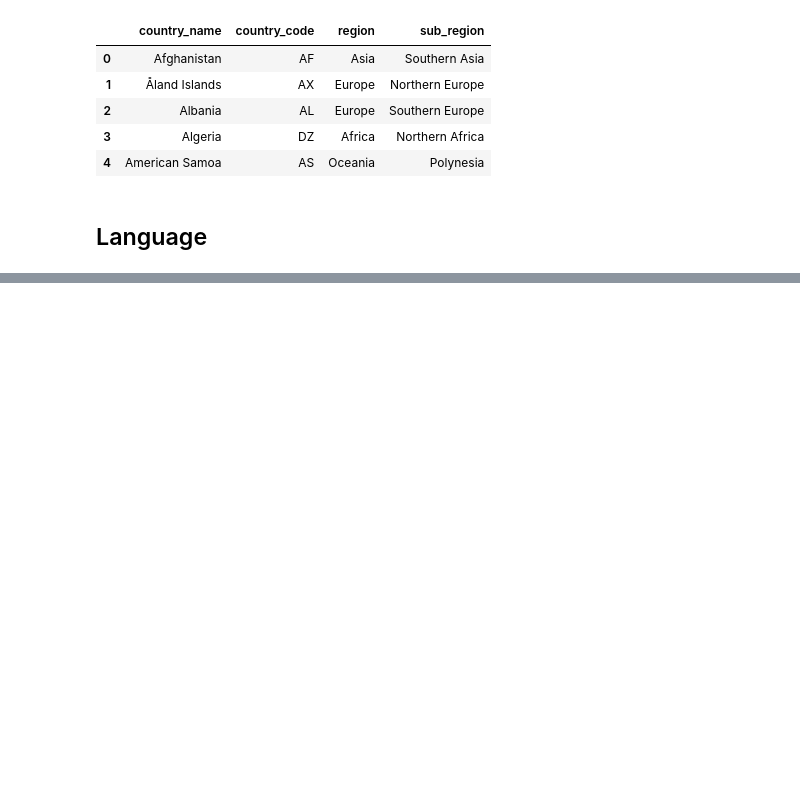
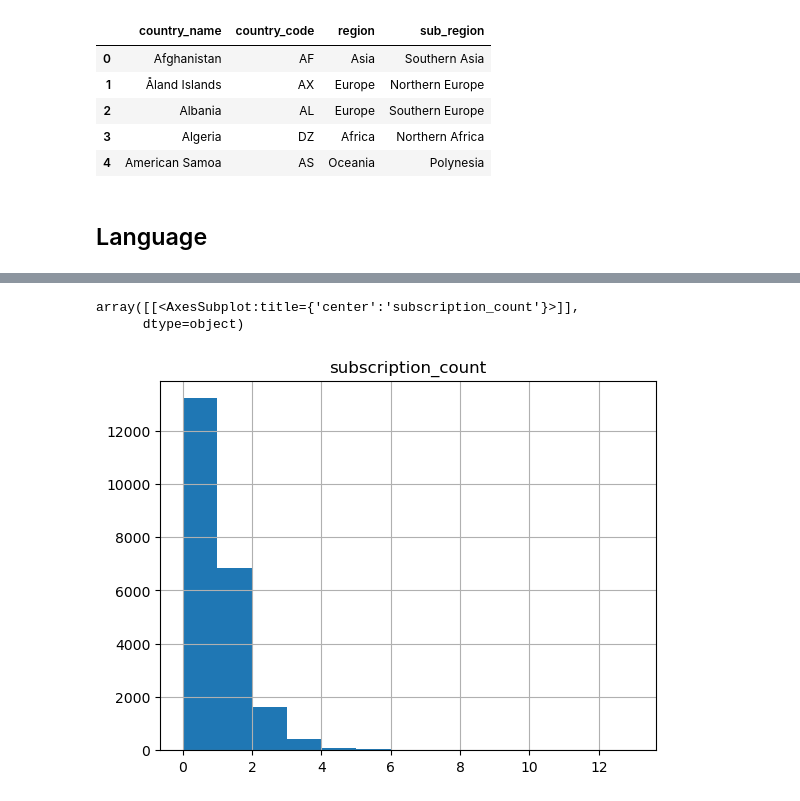
Before and after one commit to elisicke/Data-Analyst-Capstone-Project, a Jupyter notebook: Group_Laura.ipynb, the cells around one changed output, grey strips where cells are left out. Cells and saved outputs as stored; diff of their text form; code cells hidden in the pictures; blank space fills up the shorter version.

```diff
--- a/Group_Laura.ipynb
+++ b/Group_Laura.ipynb
@@ -411,0 +499,6 @@ Name: onetime_rental_count, dtype: int64
+# %%
+df_accounts.hist(column='subscription_count', bins = 13)
+# %% [output]
+array([[<AxesSubplot:title={'center':'subscription_count'}>]],
+      dtype=object)
+[figure, added]
```
Also changed, not shown: parts of 39 cells of this notebook.
